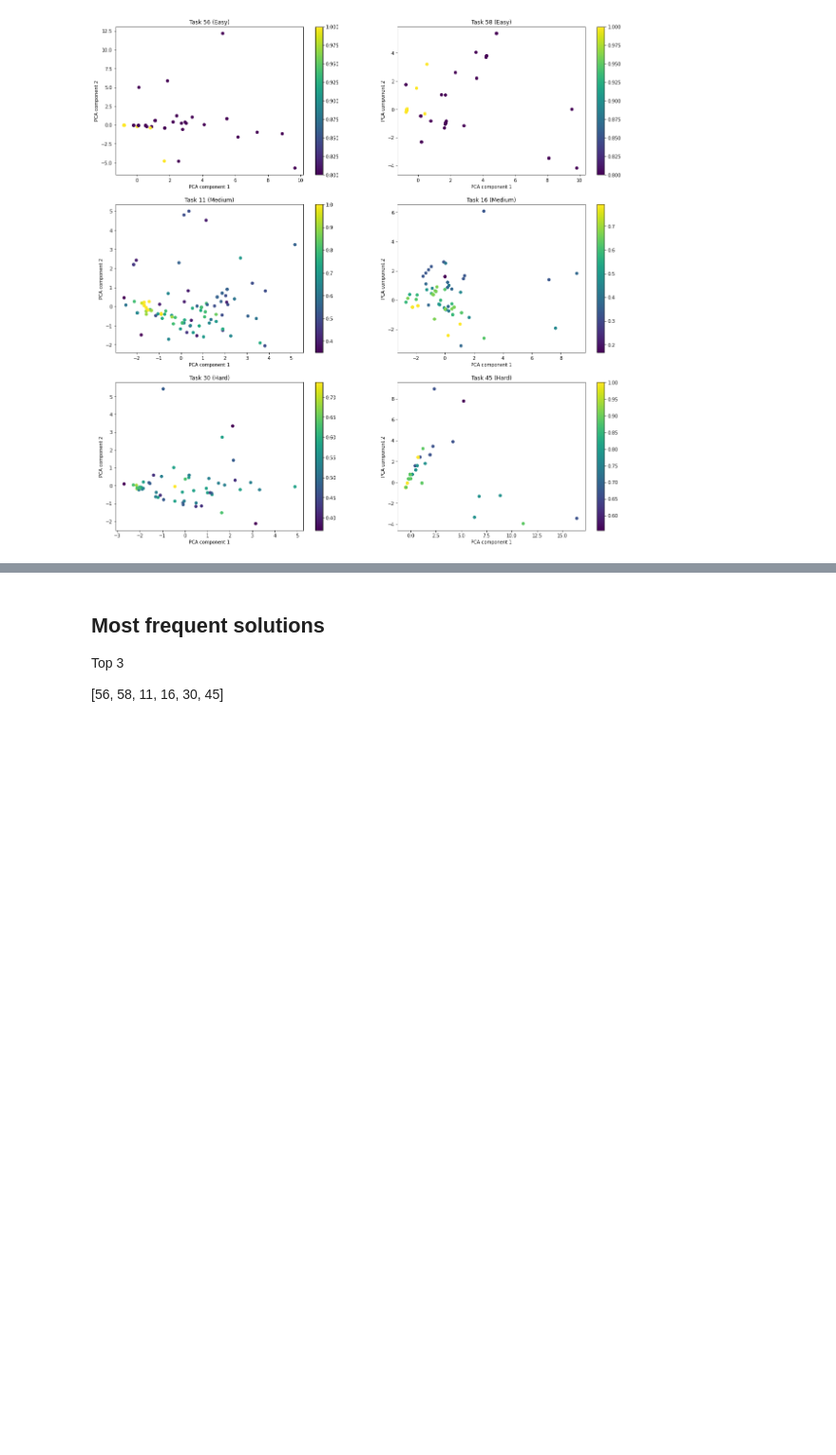
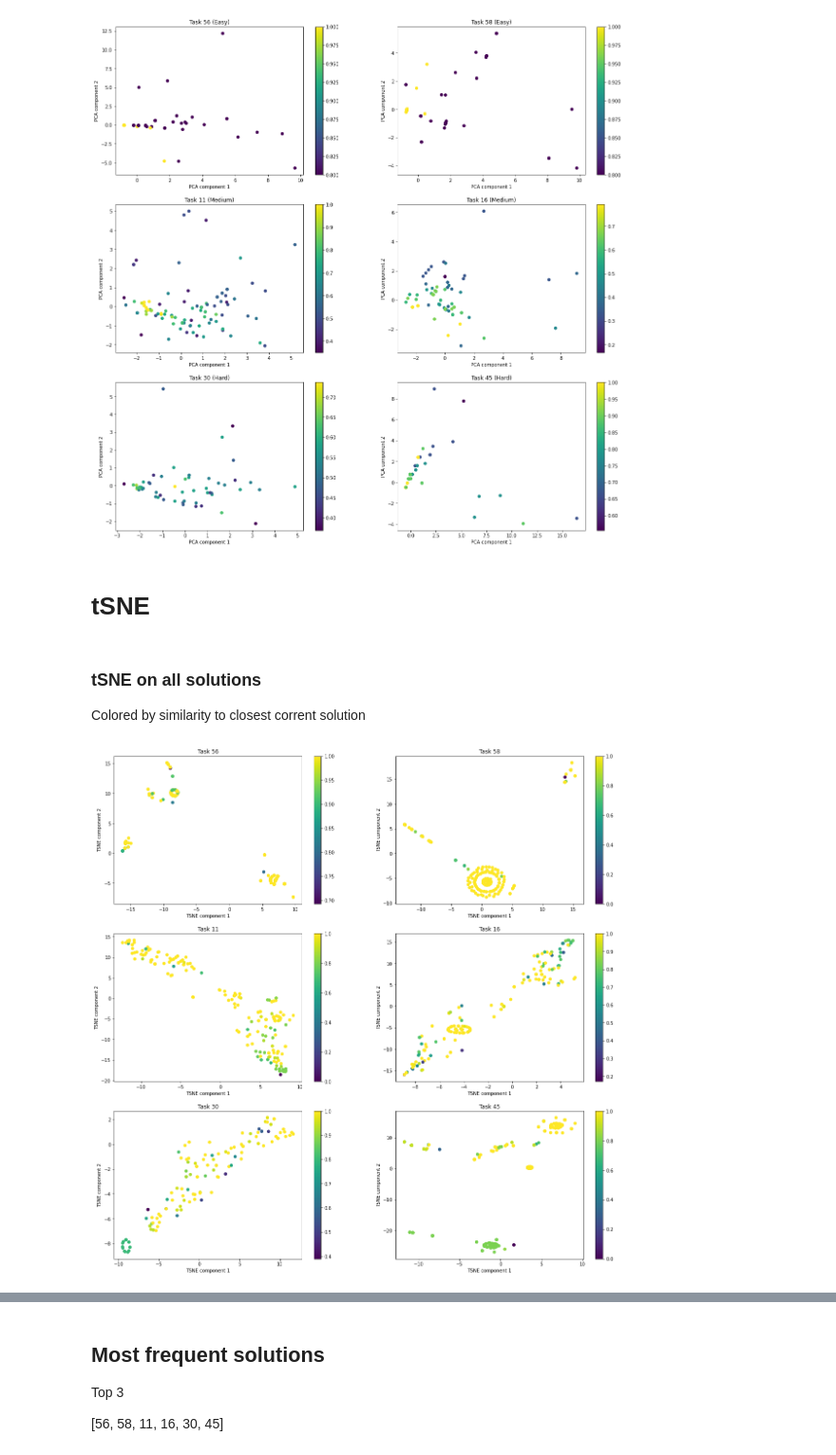
Before and after one commit to rastislavpapco/adaptive-learning-lab, a Jupyter notebook: adaptlearning.ipynb, the cells around one changed output, grey strips where cells are left out. Shown at 95% size. Cells and saved outputs as stored; diff of their text form; code cells hidden in the pictures; blank space fills up the shorter version.

Commit message:
Pokracovanie v analyze castych chyb a ziadnych typickych rieseni. Refactoring, PCA presunuty nad TSNE. Automaticke hladanie tychto uloh podla velkosti najvacsieho zhluku.

```diff
--- a/adaptlearning.ipynb
+++ b/adaptlearning.ipynb
@@ -476,3 +411,38 @@ for item, dif, plt_row, plt_col in zip([56, 58, 11, 16, 30, 45],
 plt.show()
 # %% [output]
 [figure]
+# %% [markdown]
+# tSNE
+# %% [markdown]
+### tSNE on all solutions
+
+Colored by similarity to closest corrent solution
+# %%
+fig, axes = plt.subplots(nrows=3, ncols=2, figsize=(20, 20))
+
+for item, plt_row, plt_col in zip([56, 58, 11, 16, 30, 45],
+                                  [0, 0, 1, 1, 2, 2],
+                                  [0, 1, 0, 1, 0, 1]):
+    task_df = compute_features(item)
+
+    # Drop unnecessary columns
+    correct = task_df.correct
+    task_df_trimmed = task_df.drop(['id', 'item', 'user', 'time', 'answer', 'code', 'moves', 'responseTime',
+                                    'correct', 'codeLength', 'sim_perc_sol', 'sim_perc_closest'],
+                                    axis=1)
+
+    # TSNE
+    X_embedded = TSNE(n_components=2).fit_transform(task_df_trimmed.values)
+    vector0 = [x[0] for x in X_embedded]
+    vector1 = [x[1] for x in X_embedded]
+
+    ax = axes[plt_row, plt_col]
+    im = ax.scatter(x=vector0, y=vector1, c=task_df['sim_perc_closest'])
+    ax.set_title("Task {}".format(item))
+    ax.set_ylabel('TSNE component 2')
+    ax.set_xlabel('TSNE component 1')
+    fig.colorbar(im, ax=ax)
+
+plt.show()
+# %% [output]
+[figure, added]
```
Also changed, not shown: parts of 37 cells of this notebook.
